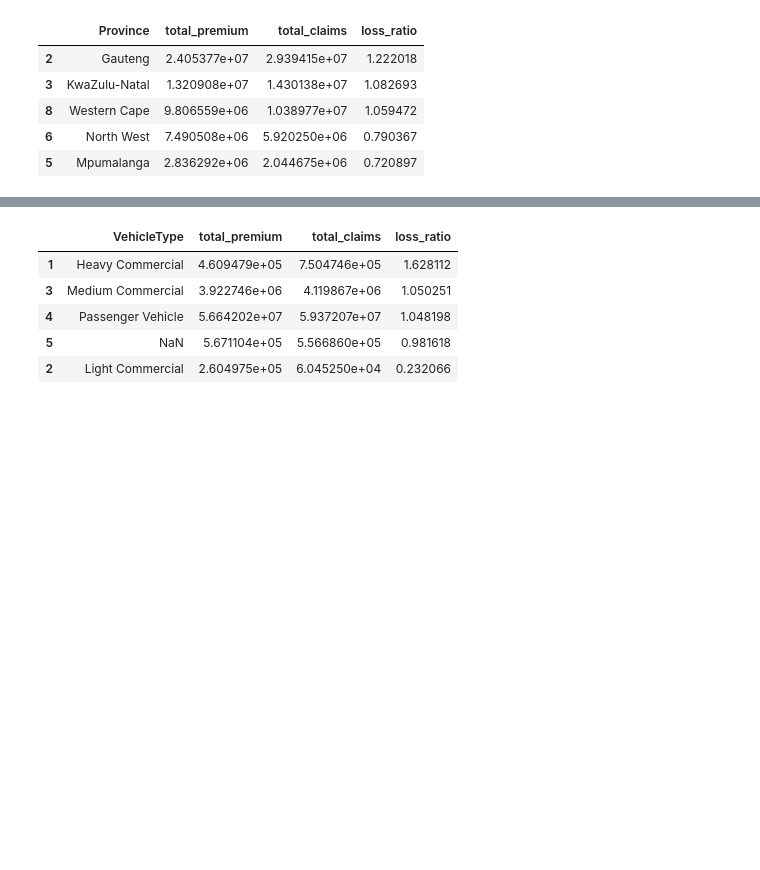
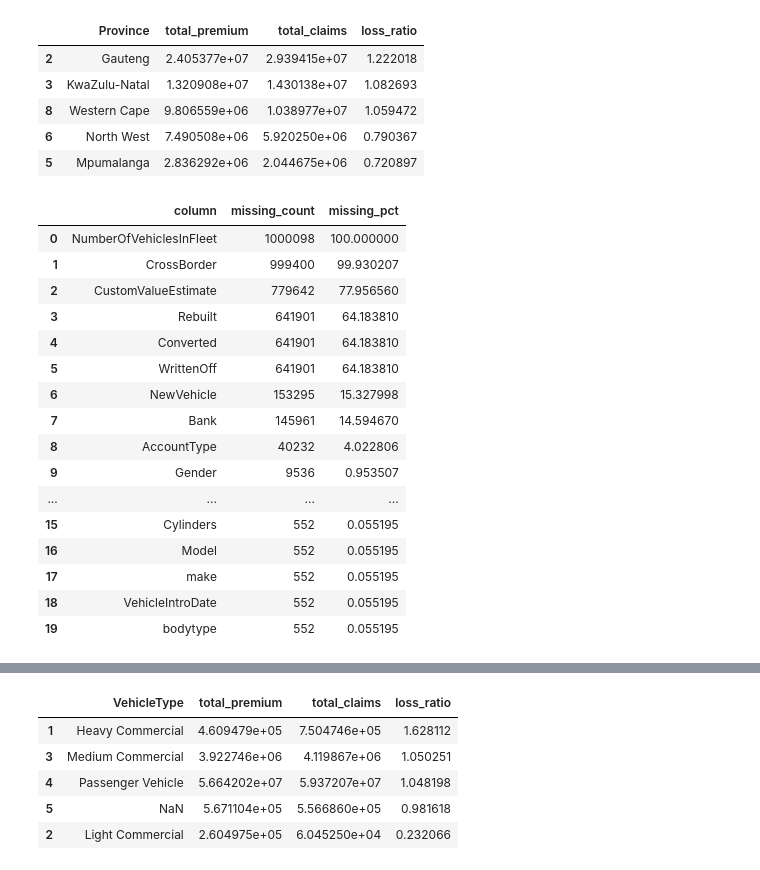
Before and after one commit to Filimon-H/Insurance-Risk-Analysis-and-Predictive-Modeling-, a Jupyter notebook: notebooks/01_task1_eda_overview.ipynb, the cells around one changed output, grey strips where cells are left out. Saved outputs shown, nothing was run; the diff lists cells and outputs as text; code cells hidden in the pictures; blank space fills up the shorter version.

```diff
--- a/notebooks/01_task1_eda_overview.ipynb
+++ b/notebooks/01_task1_eda_overview.ipynb
@@ -76,4 +76,26 @@ lr_by_province.sort_values('loss_ratio', ascending=False).head()
 | 6 | North West | 7.490508e+06 | 5.920250e+06 | 0.790367 |
 | 5 | Mpumalanga | 2.836292e+06 | 2.044675e+06 | 0.720897 |
 # %%
-# Missing value analysis\nfrom src.eda_missing import compute_missing_values\n\nmissing_stats = compute_missing_values(df)\nmissing_stats.head(20)\n
+# Missing value analysis
+from src.eda_missing import compute_missing_values
+
+missing_stats = compute_missing_values(df)
+missing_stats.head(20)
+# %% [output]
+|  | column | missing_count | missing_pct |
+| 0 | NumberOfVehiclesInFleet | 1000098 | 100.000000 |
+| 1 | CrossBorder | 999400 | 99.930207 |
+| 2 | CustomValueEstimate | 779642 | 77.956560 |
+| 3 | Rebuilt | 641901 | 64.183810 |
+| 4 | Converted | 641901 | 64.183810 |
+| 5 | WrittenOff | 641901 | 64.183810 |
+| 6 | NewVehicle | 153295 | 15.327998 |
+| 7 | Bank | 145961 | 14.594670 |
+| 8 | AccountType | 40232 | 4.022806 |
+| 9 | Gender | 9536 | 0.953507 |
+| ... | ... | ... | ... |
+| 15 | Cylinders | 552 | 0.055195 |
+| 16 | Model | 552 | 0.055195 |
+| 17 | make | 552 | 0.055195 |
+| 18 | VehicleIntroDate | 552 | 0.055195 |
+| 19 | bodytype | 552 | 0.055195 |
```
Also changed, not shown: parts of 7 cells of this notebook, 8 other files.
